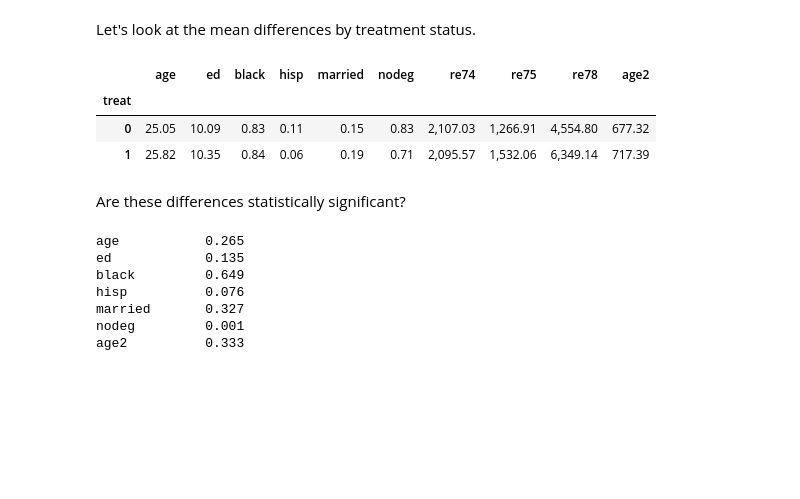
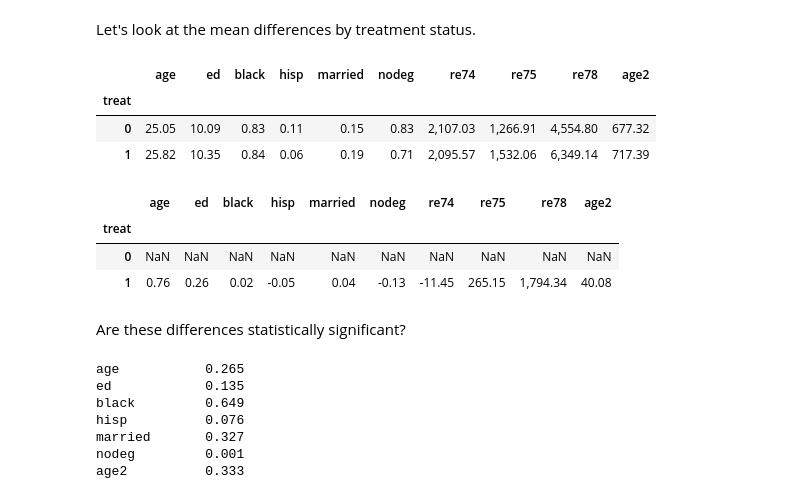
Before and after one commit to OpenSourceEconomics/ose-course-data-science, a Jupyter notebook: problem-sets/matching-estimators/notebook.ipynb, the cells around one changed output. Cells and saved outputs as stored; diff of their text form; code cells hidden in the pictures; blank space fills up the shorter version.

```diff
--- a/problem-sets/matching-estimators/notebook.ipynb
+++ b/problem-sets/matching-estimators/notebook.ipynb
@@ -66,6 +66,13 @@ df_nsw.groupby("treat").mean()
 | treat |  |  |  |  |  |  |  |  |  |  |
 | 0 | 25.05 | 10.09 | 0.83 | 0.11 | 0.15 | 0.83 | 2,107.03 | 1,266.91 | 4,554.80 | 677.32 |
 | 1 | 25.82 | 10.35 | 0.84 | 0.06 | 0.19 | 0.71 | 2,095.57 | 1,532.06 | 6,349.14 | 717.39 |
+# %%
+df_nsw.groupby("treat").mean().diff()
+# %% [output]
+|  | age | ed | black | hisp | married | nodeg | re74 | re75 | re78 | age2 |
+| treat |  |  |  |  |  |  |  |  |  |  |
+| 0 | NaN | NaN | NaN | NaN | NaN | NaN | NaN | NaN | NaN | NaN |
+| 1 | 0.76 | 0.26 | 0.02 | -0.05 | 0.04 | -0.13 | -11.45 | 265.15 | 1,794.34 | 40.08 |
 # %% [markdown]
 Are these differences statistically significant?
 # %%
```
Also changed, not shown: parts of 7 cells of this notebook.
